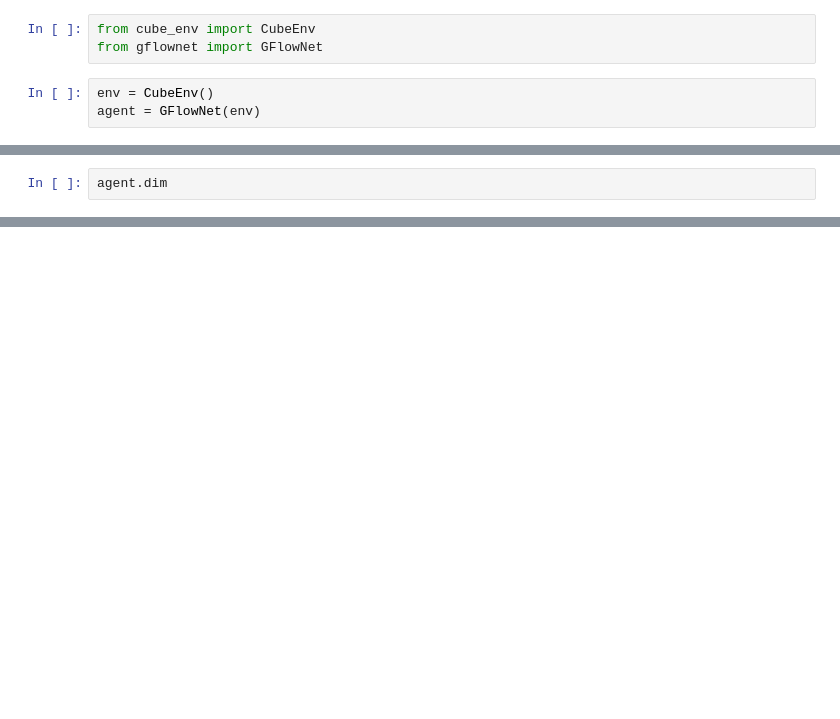
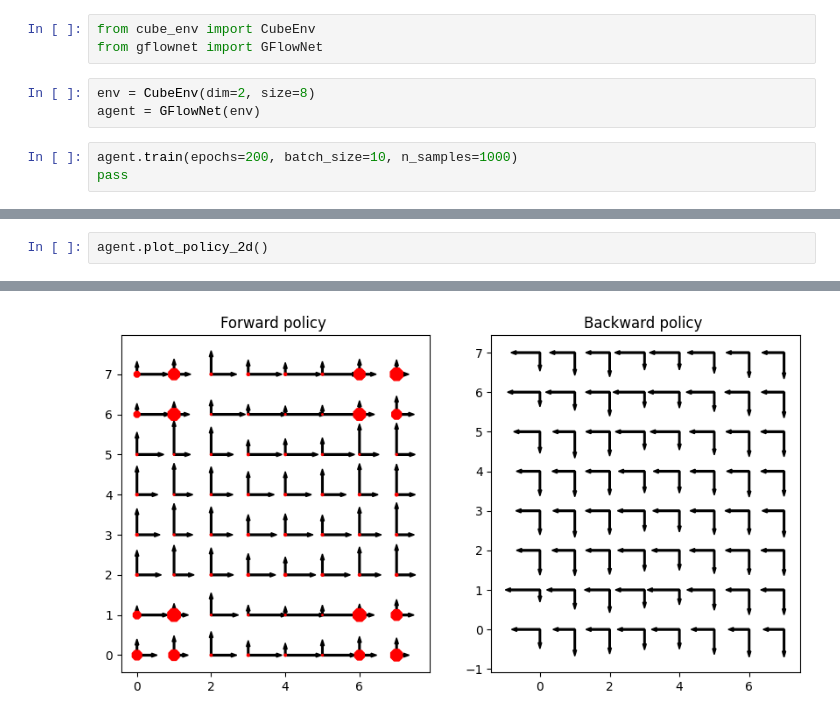
Before and after one commit to FabianScott/gflownet_tf2, a Jupyter notebook: Own_attempt/own_demo.ipynb, the cells around one changed output, grey strips where cells are left out. Cells and saved outputs as stored; diff of their text form; blank space fills up the shorter version.

```diff
--- a/Own_attempt/own_demo.ipynb
+++ b/Own_attempt/own_demo.ipynb
@@ -2,5 +2,8 @@
 from cube_env import CubeEnv
 from gflownet import GFlowNet
 # %%
-env = CubeEnv()
+env = CubeEnv(dim=2, size=8)
 agent = GFlowNet(env)
+# %%
+agent.train(epochs=200, batch_size=10, n_samples=1000)
+pass
@@ -7,3 +28,3 @@ agent = GFlowNet(env)
 # %%
-agent.dim
+agent.plot_policy_2d()
 # %% [output]
@@ -10,0 +32 @@ agent.dim
+[figure, added]
```
Also changed, not shown: parts of 7 cells of this notebook, 6 other files.
